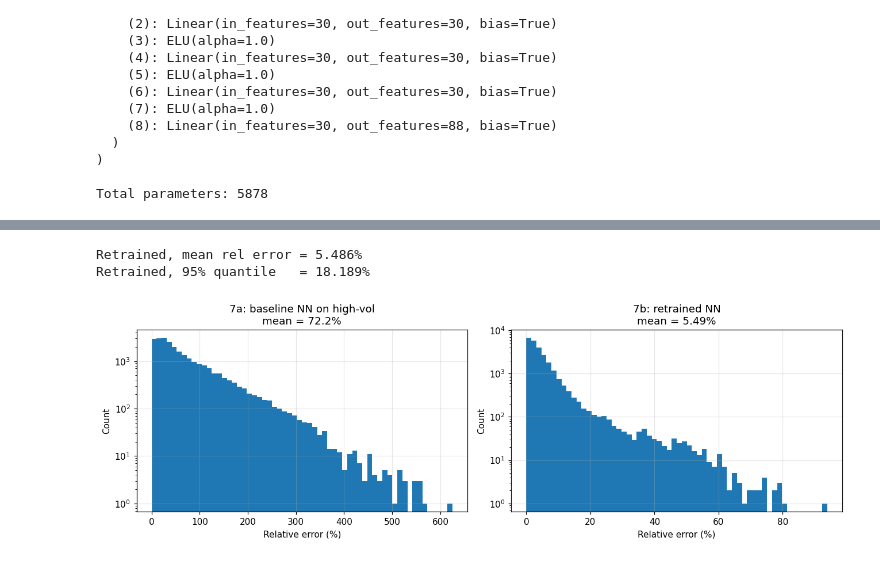
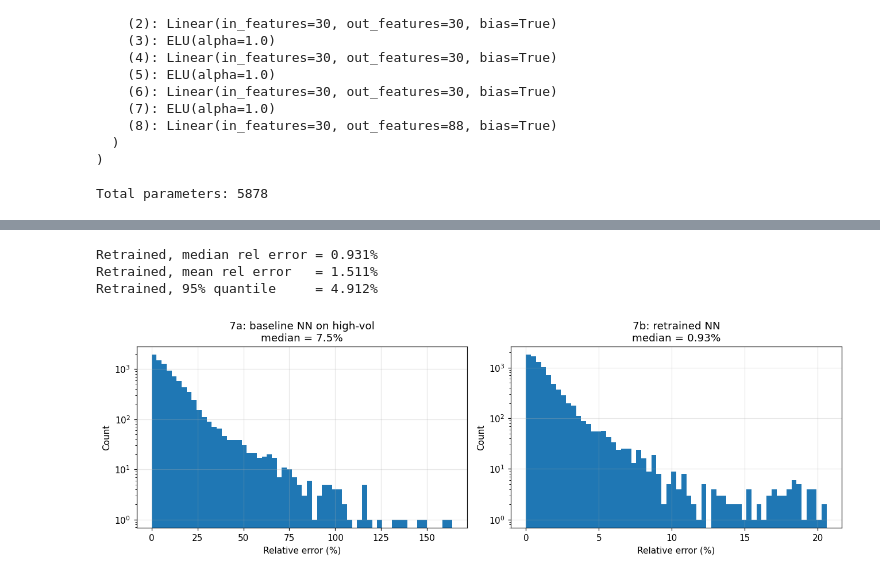
Before and after one commit to Quenitn/Rough-Bergomi-Deep-Learning, a Jupyter notebook: Deep_Learning_Volatility.ipynb, the cells around one changed output, grey strips where cells are left out. Drawn from its saved outputs; the diff is of its cells as text; code cells hidden in the pictures.

```diff
--- a/Deep_Learning_Volatility.ipynb
+++ b/Deep_Learning_Volatility.ipynb
@@ -174,7 +218,7 @@ missing = [f for f in BASELINE_FILES if not os.path.exists(f"data/{f}")]
 if missing:
     print(f"Missing files: {missing}")
     print(f"Generating baseline dataset ({N_SAMPLES_BASELINE} samples, "
-          f"{N_PATHS_BASELINE} paths). This may take a while.")
+          f"{N_PATHS_BASELINE} paths)")
     t0 = time.perf_counter()
 
     model_baseline = RoughBergomi()
@@ -458,18 +612,18 @@ We retrain the same architecture on a grid that keeps the surface dimensionality
 # %%
 # Define the new grid and instantiate a model with it
-short_mat = np.array([0.02, 0.05, 0.1, 0.25, 0.5, 0.75, 1.0, 1.5])
+long_mat = np.array([0.5, 0.75, 1.0, 1.25, 1.5, 2.0, 2.5, 3.0])
 atm_strikes = np.array([0.80, 0.875, 0.925, 0.965, 0.99,
                          1.01, 1.035, 1.075, 1.125, 1.20, 1.30])
 
-model_short = RoughBergomi(maturities=short_mat, strikes=atm_strikes)
+model_long = RoughBergomi(maturities=long_mat, strikes=atm_strikes)
 
 # Generate a smaller dataset for this experiment
-print(f"Generating short-grid dataset ({N_SAMPLES_EXP} samples)...")
-X_s, Y_s = generate_dataset(model_short, N_SAMPLES_EXP,
-                              n_paths=N_PATHS_EXP, n_steps=N_STEPS)
+print(f"Generating long-grid dataset ({N_SAMPLES_EXP} samples)...")
+X_s, Y_s = generate_dataset(model_long, N_SAMPLES_EXP,
+                              n_paths=N_PATHS_EXP, n_steps=100)
 
-X_s_norm = normalize_inputs(X_s, model_short.bounds)
+X_s_norm = normalize_inputs(X_s, model_long.bounds)
 Y_s_norm, y_mean_s, y_std_s = normalize_outputs(Y_s, per_point=True)
 
-print(f"Short-grid dataset ready.")
+print(f"Long-grid dataset ready.")
 # %% [output]
@@ -556,8 +754,8 @@ We first test what happens if we feed high-vol surfaces to the baseline network,
 # %%
 # Generate a small high-vol test set
 model_hv = RoughBergomi.market_regime("high_vol")
-print(f"Generating high-vol test set (300 samples)...")
-X_hv_test, Y_hv_test = generate_dataset(model_hv, 300,
+print(f"Generating high-vol test set ({N_HV_TEST} samples)...")
+X_hv_test, Y_hv_test = generate_dataset(model_hv, N_HV_TEST,
                                           n_paths=N_PATHS_EXP, n_steps=N_STEPS,
                                           verbose=False)
 print("Done.")
@@ -571,13 +769,14 @@ bounds_eq = RoughBergomi().bounds
 X_hv_on_eq = normalize_inputs(X_hv_test, bounds_eq)
 
 Y_pred_transfer = predict_denormalized(net, X_hv_on_eq, y_mean, y_std)
-mask = Y_hv_test > 1e-3
+mask = Y_hv_test > MASK_THRESHOLD
 rel_err_transfer = np.where(mask,
-                             np.abs(Y_pred_transfer - Y_hv_test) / Y_hv_test,
+                             np.abs(Y_pred_transfer - Y_hv_test) / np.where(mask, Y_hv_test, 1),
                              np.nan)
 
-print(f"Transfer, mean rel error = {np.nanmean(rel_err_transfer)*100:.2f}%")
-print(f"Transfer, 95% quantile   = {np.nanquantile(rel_err_transfer, 0.95)*100:.2f}%")
+print(f"Transfer, median rel error = {np.nanmedian(rel_err_transfer)*100:.2f}%")
+print(f"Transfer, mean rel error   = {np.nanmean(rel_err_transfer)*100:.2f}%")
+print(f"Transfer, 95% quantile     = {np.nanquantile(rel_err_transfer, 0.95)*100:.2f}%")
 
 # Show one sample smile
 fig, ax = plt.subplots(figsize=(8, 4.5))
@@ -627,34 +823,36 @@ Best validation loss: 0.10947
 # %%
 # Evaluate on the same 7a test set, but now with the retrained network
 X_hv_test_norm = normalize_inputs(X_hv_test, model_hv.bounds)
 Y_pred_hv = predict_denormalized(net_hv, X_hv_test_norm, y_mean_hv, y_std_hv)
-mask = Y_hv_test > 1e-3
+mask = Y_hv_test > MASK_THRESHOLD
 rel_err_retrain = np.where(mask,
-                            np.abs(Y_pred_hv - Y_hv_test) / Y_hv_test,
+                            np.abs(Y_pred_hv - Y_hv_test) / np.where(mask, Y_hv_test, 1),
                             np.nan)
 
-print(f"Retrained, mean rel error = {np.nanmean(rel_err_retrain)*100:.3f}%")
-print(f"Retrained, 95% quantile   = {np.nanquantile(rel_err_retrain, 0.95)*100:.3f}%")
+print(f"Retrained, median rel error = {np.nanmedian(rel_err_retrain)*100:.3f}%")
+print(f"Retrained, mean rel error   = {np.nanmean(rel_err_retrain)*100:.3f}%")
+print(f"Retrained, 95% quantile     = {np.nanquantile(rel_err_retrain, 0.95)*100:.3f}%")
 
 # Histograms side by side
 fig, axes = plt.subplots(1, 2, figsize=(12, 4))
 for ax, err, title in zip(
     axes,
     [rel_err_transfer, rel_err_retrain],
-    [f"7a: baseline NN on high-vol\nmean = {np.nanmean(rel_err_transfer)*100:.1f}%",
-     f"7b: retrained NN\nmean = {np.nanmean(rel_err_retrain)*100:.2f}%"],
+    [f"7a: baseline NN on high-vol\nmedian = {np.nanmedian(rel_err_transfer)*100:.1f}%",
+     f"7b: retrained NN\nmedian = {np.nanmedian(rel_err_retrain)*100:.2f}%"],
 ):
     valid = err.flatten()
     valid = valid[~np.isnan(valid)]
     ax.hist(valid * 100, bins=60)
     ax.set_xlabel("Relative error (%)")
     ax.set_ylabel("Count")
     ax.set_title(title)
     ax.set_yscale("log")
 plt.tight_layout()
 plt.savefig("figures/transfer_vs_retrain.png", bbox_inches="tight")
 plt.show()
 # %% [output]
-Retrained, mean rel error = 5.486%
-Retrained, 95% quantile   = 18.189%
+Retrained, median rel error = 0.931%
+Retrained, mean rel error   = 1.511%
+Retrained, 95% quantile     = 4.912%
-[figure, old version]
+[figure, new version]
```
Also changed, not shown: parts of 60 cells of this notebook, 15 other files.
